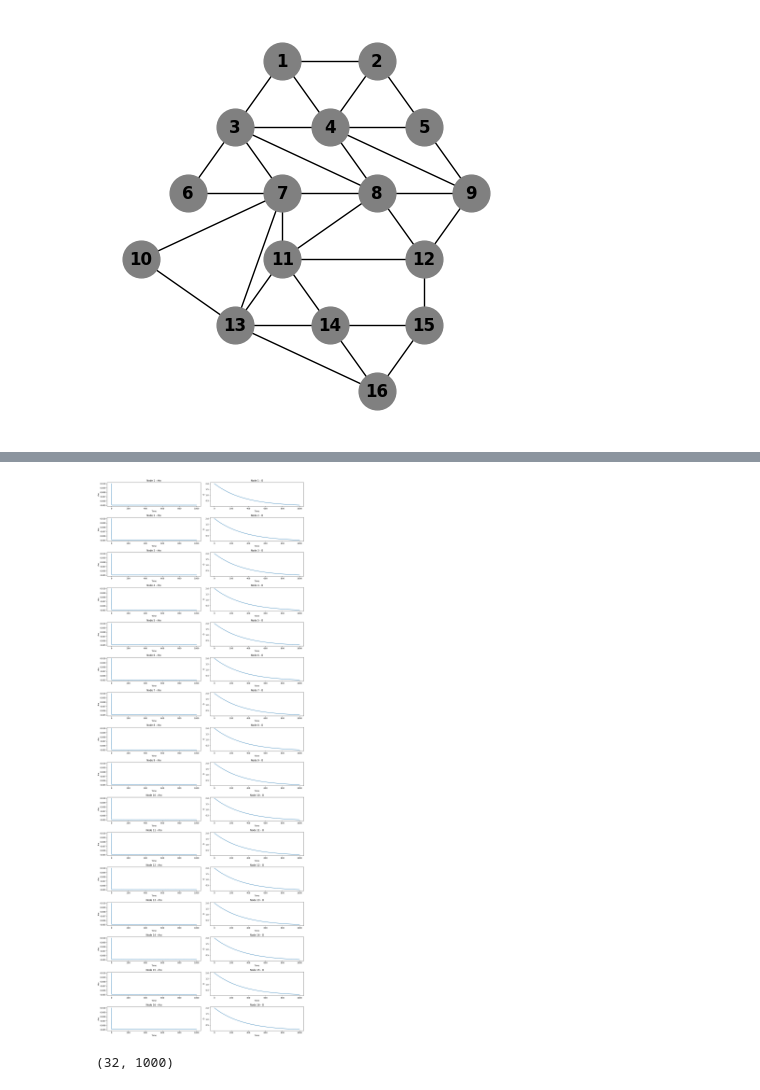
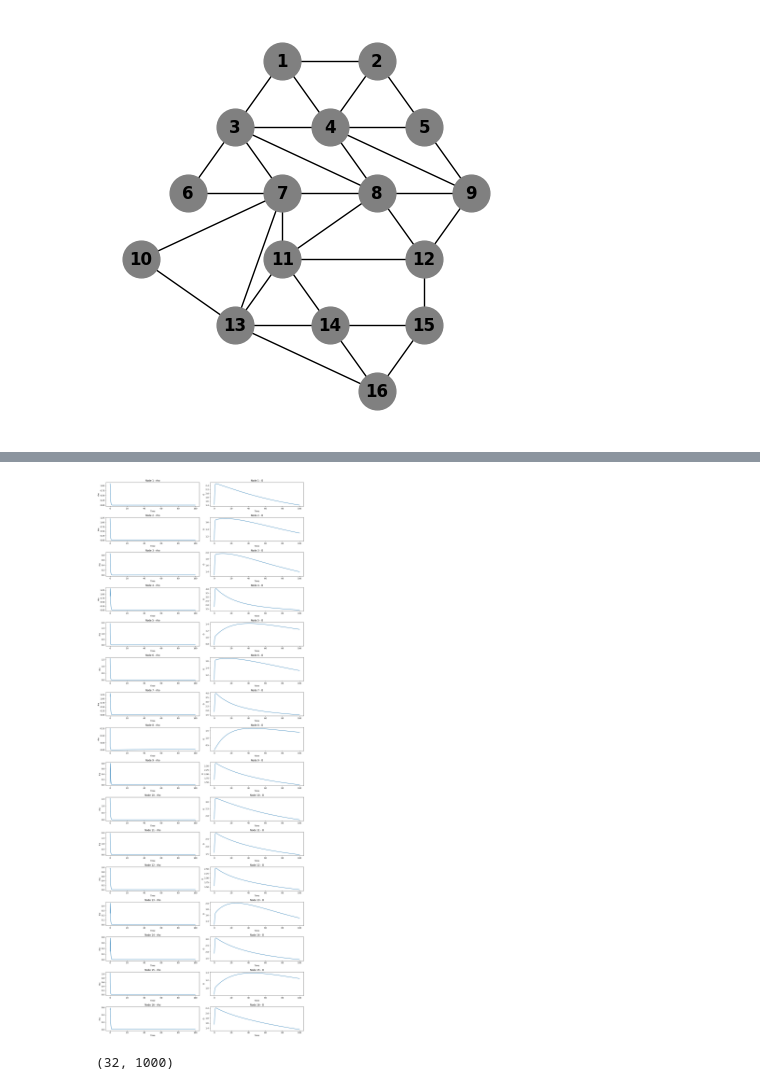
Before and after one commit to ChristianJFG/small_world_criminality, a Jupyter notebook: Networkx.ipynb, the cells around one changed output, grey strips where cells are left out. Drawn from its saved outputs; the diff is of its cells as text; code cells hidden in the pictures.

```diff
--- a/Networkx.ipynb
+++ b/Networkx.ipynb
@@ -194,7 +194,7 @@ do = 0.0065095
 numerator = 2 * delta**2 * beta + do * (alpha + beta)**2 + 2 * (alpha + beta) * delta * np.sqrt(2 * do * (alpha + beta))
 denominator = 2 * alpha * delta**2
 Ic = numerator / denominator
-I = Ic + 0.3
+I = Ic + 0.5
 
 def system(t, y, A, alpha, beta, delta, do, I):
     """
@@ -227,44 +227,45 @@ def system(t, y, A, alpha, beta, delta, do, I):
         f_1_j = np.vectorize(function_1)(j)
         f_2_j = np.vectorize(function_2)(j)
         f_3_j = np.vectorize(function_3)(j)
-        dydt[i, 0] = -y[i, 0] + alpha + np.sum(f_1_j) + np.sum(f_2_j)
+        dydt[i, 0] = -y[i, 0] * y[i, 1] + alpha + np.sum(f_1_j) + np.sum(f_2_j)
         dydt[i, 1] = -delta * y[i, 1] + beta + y[i, 0] * y[i, 1] + do * np.sum(f_3_j)
 
     return dydt.flatten()
 
 
 
 # Initial conditions
-y0 = np.array([0.01, 2] * 16)
+np.random.seed(0)
+y0 = np.random.uniform(0.01, 2, 32)
 
 # Time span
-t_span = (0, 1000)
-t_eval = np.linspace(*t_span, 100000)
+t_span = (0, 100)
+t_eval = np.linspace(*t_span, 10000)
 
 # Solve the system of ODEs
 solution = sp.integrate.solve_ivp(system, t_span, y0, args=(A, alpha, beta, delta, do, I), t_eval=t_eval)
 
 t = solution.t
 y = solution.y.reshape(16, 2, -1)
 
 # Plot the results using subplots
 fig, axes = plt.subplots(16, 2, figsize=(15, 40))
 
 for i in range(16):
     axes[i, 0].plot(t, y[i, 0])
     axes[i, 0].set_xlabel('Time')
     axes[i, 0].set_ylabel('rho')
     axes[i, 0].set_title(f'Node {i + 1} - rho')
 
     axes[i, 1].plot(t, y[i, 1])
     axes[i, 1].set_xlabel('Time')
     axes[i, 1].set_ylabel('O')
     axes[i, 1].set_title(f'Node {i + 1} - O')
 
 plt.tight_layout()
 plt.show()
 # %% [output]
-[figure, old version]
+[figure, new version]
 # %%
 solution.y.shape
 # %% [output]
```
Also changed, not shown: parts of 3 cells of this notebook.
